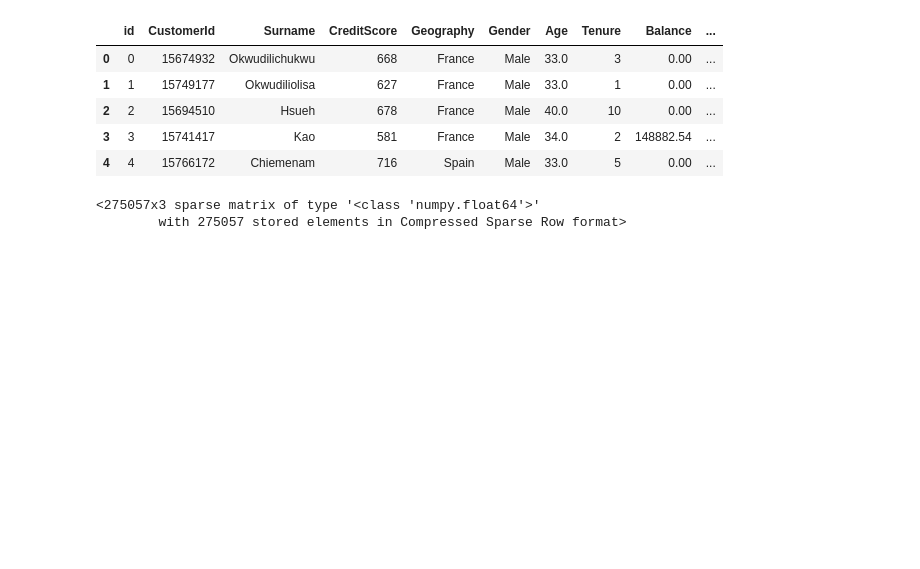
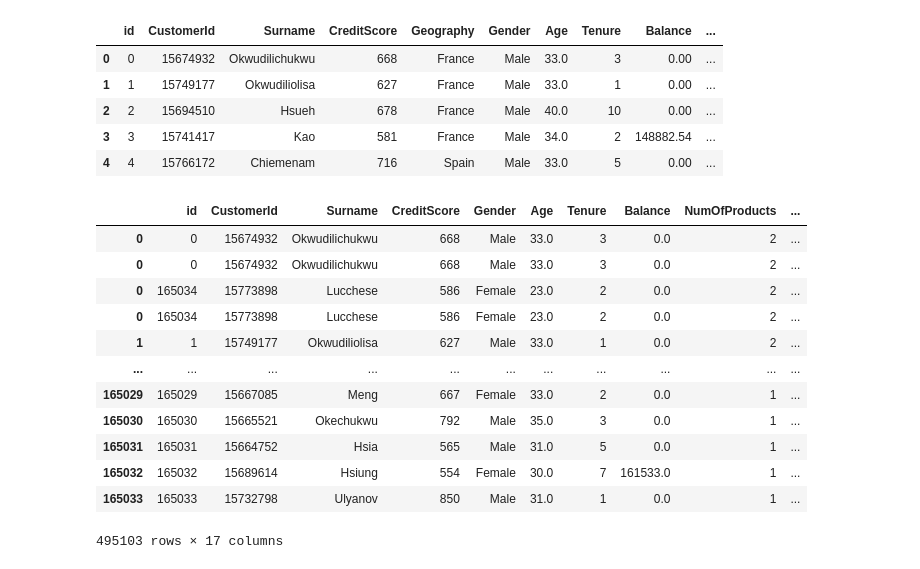
Before and after one commit to MarcusO17/kaggle-comps, a Jupyter notebook: main.ipynb, the cells around one changed output. Cells and saved outputs as stored; diff of their text form; code cells hidden in the pictures; blank space fills up the shorter version.

```diff
--- a/main.ipynb
+++ b/main.ipynb
@@ -363,8 +363,23 @@ df.head()
 | 2 | 2 | 15694510 | Hsueh | 678 | France | Male | 40.0 | 10 | 0.00 | ... |
 | 3 | 3 | 15741417 | Kao | 581 | France | Male | 34.0 | 2 | 148882.54 | ... |
 | 4 | 4 | 15766172 | Chiemenam | 716 | Spain | Male | 33.0 | 5 | 0.00 | ... |
-# %%
-def oneHotEncode(var):
-# %% [output]
-<275057x3 sparse matrix of type '<class 'numpy.float64'>'
-        with 275057 stored elements in Compressed Sparse Row format>
+# %%
+def oneHotEncode(var):
+    return df.join(pd.get_dummies(df[[var]])).drop(columns=[var])
+# %%
+df = oneHotEncode('Geography')
+df
+# %% [output]
+|  | id | CustomerId | Surname | CreditScore | Gender | Age | Tenure | Balance | NumOfProducts | ... |
+| 0 | 0 | 15674932 | Okwudilichukwu | 668 | Male | 33.0 | 3 | 0.0 | 2 | ... |
+| 0 | 0 | 15674932 | Okwudilichukwu | 668 | Male | 33.0 | 3 | 0.0 | 2 | ... |
+| 0 | 165034 | 15773898 | Lucchese | 586 | Female | 23.0 | 2 | 0.0 | 2 | ... |
+| 0 | 165034 | 15773898 | Lucchese | 586 | Female | 23.0 | 2 | 0.0 | 2 | ... |
+| 1 | 1 | 15749177 | Okwudiliolisa | 627 | Male | 33.0 | 1 | 0.0 | 2 | ... |
+| ... | ... | ... | ... | ... | ... | ... | ... | ... | ... | ... |
+| 165029 | 165029 | 15667085 | Meng | 667 | Female | 33.0 | 2 | 0.0 | 1 | ... |
+| 165030 | 165030 | 15665521 | Okechukwu | 792 | Male | 35.0 | 3 | 0.0 | 1 | ... |
+| 165031 | 165031 | 15664752 | Hsia | 565 | Male | 31.0 | 5 | 0.0 | 1 | ... |
+| 165032 | 165032 | 15689614 | Hsiung | 554 | Female | 30.0 | 7 | 161533.0 | 1 | ... |
+| 165033 | 165033 | 15732798 | Ulyanov | 850 | Male | 31.0 | 1 | 0.0 | 1 | ... |
+495103 rows × 17 columns
```
Also changed, not shown: parts of 1 cell of this notebook.
